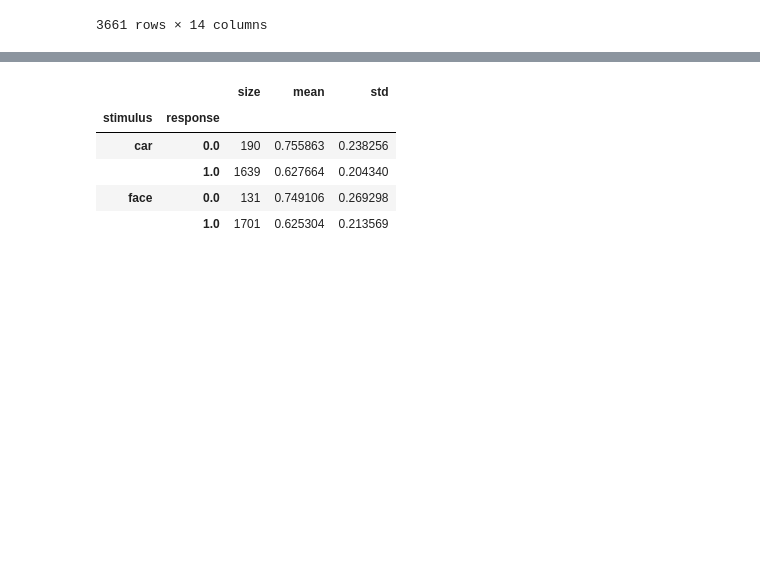
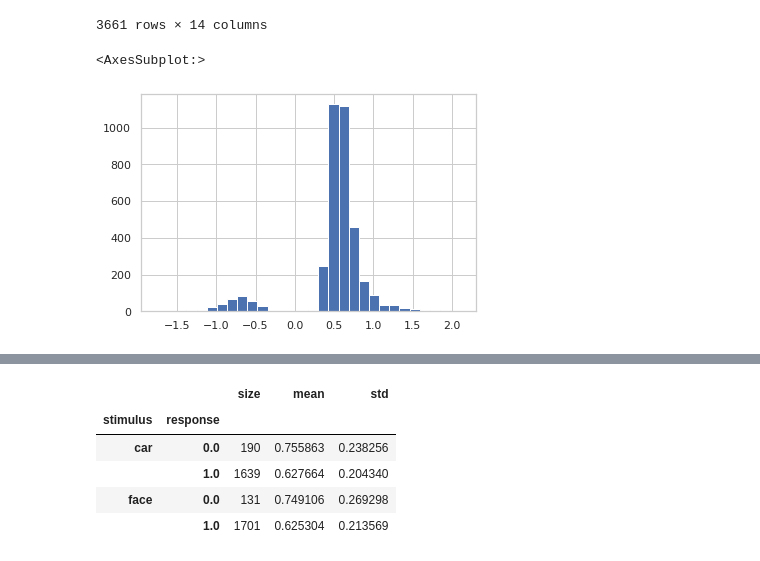
Before and after one commit to Yikang1020/Central-parietal-positive, a Jupyter notebook: 2_Study/2_4_Analysis/2_4_2_Scripts/Check_data.ipynb, the cells around one changed output, grey strips where cells are left out. Saved outputs shown, nothing was run; the diff lists cells and outputs as text; code cells hidden in the pictures; blank space fills up the shorter version.

```diff
--- a/2_Study/2_4_Analysis/2_4_2_Scripts/Check_data.ipynb
+++ b/2_Study/2_4_Analysis/2_4_2_Scripts/Check_data.ipynb
@@ -59,3 +62,10 @@ data
 | 3659 | 0.915909 | 1.0 | 3 | double | low | no | car | 2 | car | ... |
 | 3660 | 0.587643 | 1.0 | 1 | double | high | no | face | 2 | face | ... |
 3661 rows × 14 columns
+# %%
+data.loc[data['response']==0,'rt'] = -data.loc[data['response']==0,'rt']
+# %%
+data.rt.hist(bins=30)
+# %% [output]
+<AxesSubplot:>
+[figure, added]
```
Also changed, not shown: parts of 9 cells of this notebook.
